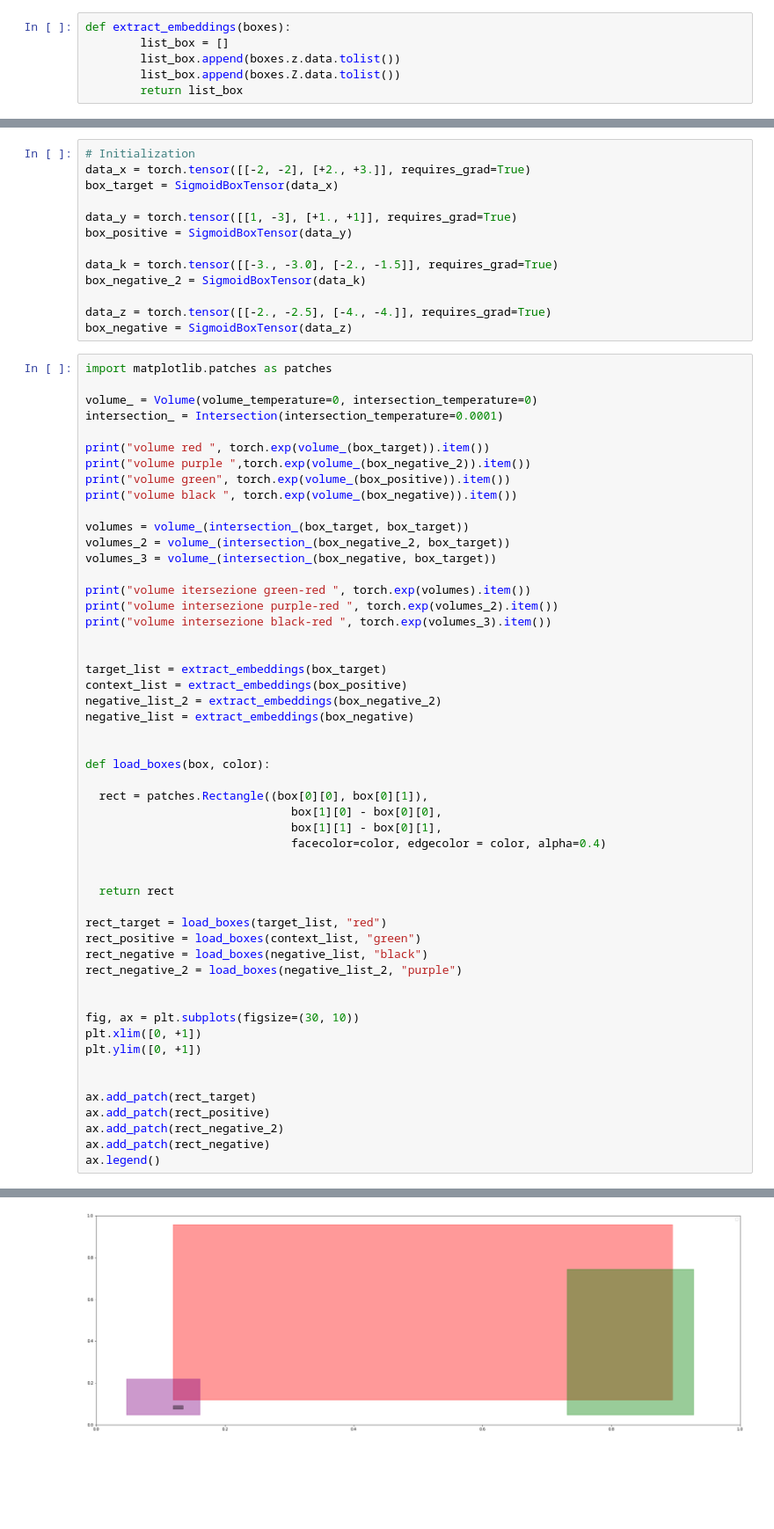
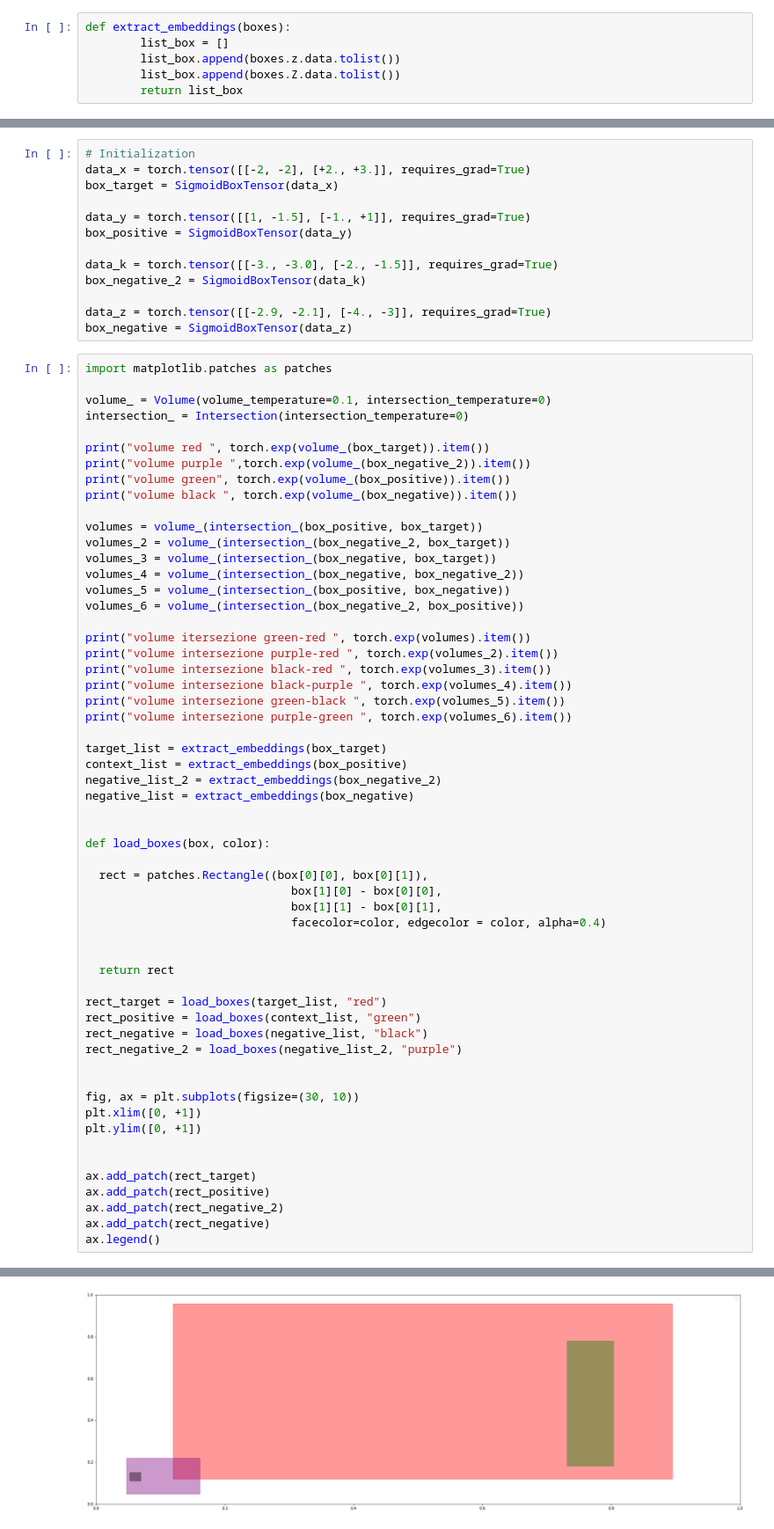
Before and after one commit to francesco-mollica/word2box_pytorch, a Jupyter notebook: notebooks/toy_box_embeddings.ipynb, the cells around one changed output, grey strips where cells are left out. Shown at 88% size. Drawn from its saved outputs; the diff is of its cells as text; blank space fills up the shorter version.

Commit message:
change type of volume

```diff
--- a/notebooks/toy_box_embeddings.ipynb
+++ b/notebooks/toy_box_embeddings.ipynb
@@ -316,33 +316,38 @@ def train(box_target, box_pos, box_neg_2, box_neg, optimizer, epochs=1):
 data_x = torch.tensor([[-2, -2], [+2., +3.]], requires_grad=True)
 box_target = SigmoidBoxTensor(data_x)
 
-data_y = torch.tensor([[1, -3], [+1., +1]], requires_grad=True)
+data_y = torch.tensor([[1, -1.5], [-1., +1]], requires_grad=True)
 box_positive = SigmoidBoxTensor(data_y)
 
 data_k = torch.tensor([[-3., -3.0], [-2., -1.5]], requires_grad=True)
 box_negative_2 = SigmoidBoxTensor(data_k)
 
-data_z = torch.tensor([[-2., -2.5], [-4., -4.]], requires_grad=True)
+data_z = torch.tensor([[-2.9, -2.1], [-4., -3]], requires_grad=True)
 box_negative = SigmoidBoxTensor(data_z)
 # %%
 import matplotlib.patches as patches
 
-volume_ = Volume(volume_temperature=0, intersection_temperature=0)
-intersection_ = Intersection(intersection_temperature=0.0001)
+volume_ = Volume(volume_temperature=0.1, intersection_temperature=0)
+intersection_ = Intersection(intersection_temperature=0)
 
 print("volume red ", torch.exp(volume_(box_target)).item())
 print("volume purple ",torch.exp(volume_(box_negative_2)).item())
 print("volume green", torch.exp(volume_(box_positive)).item())
 print("volume black ", torch.exp(volume_(box_negative)).item())
 
-volumes = volume_(intersection_(box_target, box_target))
+volumes = volume_(intersection_(box_positive, box_target))
 volumes_2 = volume_(intersection_(box_negative_2, box_target))
 volumes_3 = volume_(intersection_(box_negative, box_target))
+volumes_4 = volume_(intersection_(box_negative, box_negative_2))
+volumes_5 = volume_(intersection_(box_positive, box_negative))
+volumes_6 = volume_(intersection_(box_negative_2, box_positive))
 
 print("volume itersezione green-red ", torch.exp(volumes).item())
 print("volume intersezione purple-red ", torch.exp(volumes_2).item())
 print("volume intersezione black-red ", torch.exp(volumes_3).item())
-
+print("volume intersezione black-purple ", torch.exp(volumes_4).item())
+print("volume intersezione green-black ", torch.exp(volumes_5).item())
+print("volume intersezione purple-green ", torch.exp(volumes_6).item())
 
 target_list = extract_embeddings(box_target)
 context_list = extract_embeddings(box_positive)
@@ -388,4 +396,4 @@ volume intersezione black-red  1.5772889560815577e-15
 <matplotlib.legend.Legend at 0x...>
-[figure, old version]
+[figure, new version]
 # %%
 # Training function
```
Also changed, not shown: parts of 4 cells of this notebook, 5 other files.
